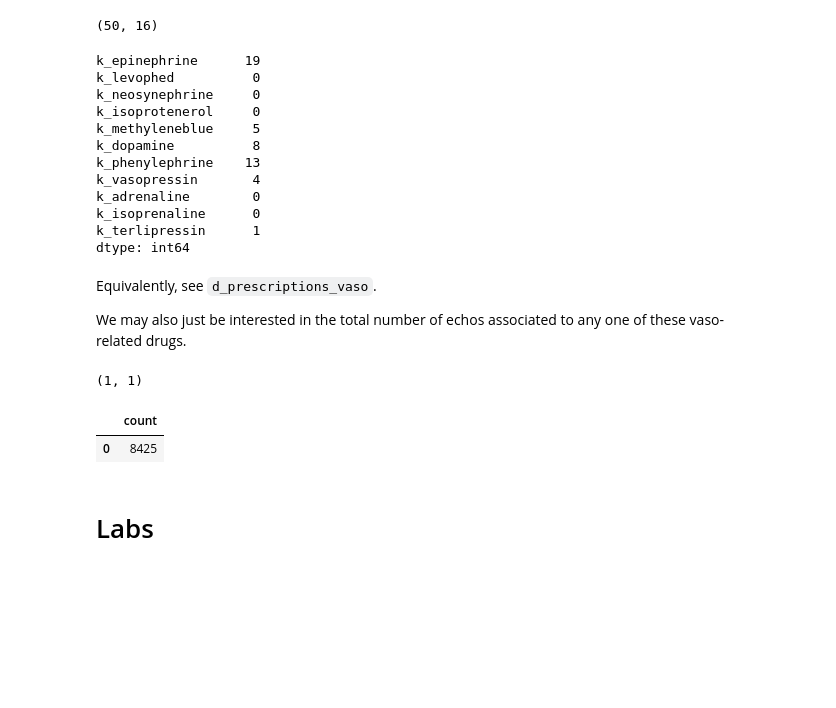
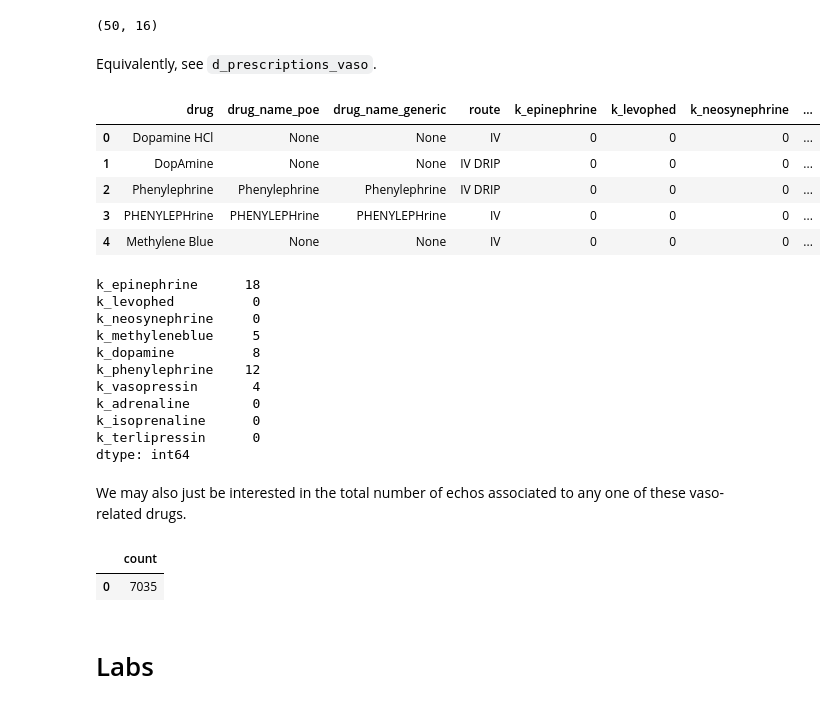
Before and after one commit to yhtgrace/echo, a Jupyter notebook: notebooks/161027_dictionaries.ipynb, the cells around one changed output. Drawn from its saved outputs; the diff is of its cells as text; code cells hidden in the pictures; blank space fills up the shorter version.

```diff
--- a/notebooks/161027_meta.ipynb
+++ b/notebooks/161027_dictionaries.ipynb
@@ -320,25 +320,39 @@ scripts.sort_values('count', ascending = False)
 scripts.shape
 # %% [output]
 (50, 16)
+# %% [markdown]
+Equivalently, see `d_prescriptions_vaso`.
+# %%
+query = \
+"""
+SELECT * FROM d_prescriptions_vaso
+"""
+
+scripts = pd.read_sql_query(query, con)
+scripts.head()
+# %% [output]
+|  | drug | drug_name_poe | drug_name_generic | route | k_epinephrine | k_levophed | k_neosynephrine | ... |
+| 0 | Dopamine HCl | None | None | IV | 0 | 0 | 0 | ... |
+| 1 | DopAmine | None | None | IV DRIP | 0 | 0 | 0 | ... |
+| 2 | Phenylephrine | Phenylephrine | Phenylephrine | IV DRIP | 0 | 0 | 0 | ... |
+| 3 | PHENYLEPHrine | PHENYLEPHrine | PHENYLEPHrine | IV | 0 | 0 | 0 | ... |
+| 4 | Methylene Blue | None | None | IV | 0 | 0 | 0 | ... |
 # %%
 keywords = [k for k in scripts.columns if k[0] == 'k']
 scripts[keywords].sum()
 # %% [output]
-k_epinephrine      19
+k_epinephrine      18
 k_levophed          0
 k_neosynephrine     0
-k_isoprotenerol     0
 k_methyleneblue     5
 k_dopamine          8
-k_phenylephrine    13
+k_phenylephrine    12
 k_vasopressin       4
 k_adrenaline        0
 k_isoprenaline      0
-k_terlipressin      1
+k_terlipressin      0
 dtype: int64
 # %% [markdown]
-Equivalently, see `d_prescriptions_vaso`.
-
 We may also just be interested in the total number of echos associated to any one of these vaso-related drugs.
 # %%
 query = \
@@ -363,14 +377,10 @@ SELECT COUNT(*) FROM echo_ps;
 """
 
 count = pd.read_sql_query(query, con)
-count.shape
+count
 # %% [output]
-(1, 1)
+|  | count |
+| 0 | 7035 |
-# %%
-count
-# %% [output]
-|  | count |
-| 0 | 8425 |
 # %% [markdown]
 # Labs
 # %%
```
Also changed, not shown: parts of 4 cells of this notebook, 3 other files.
